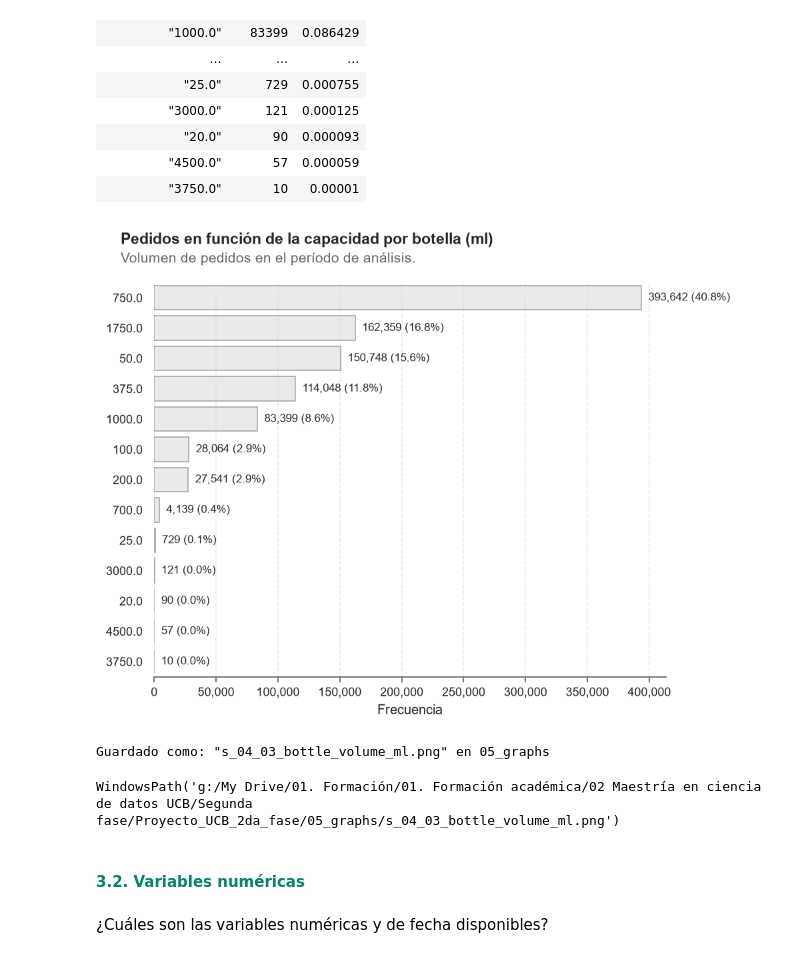
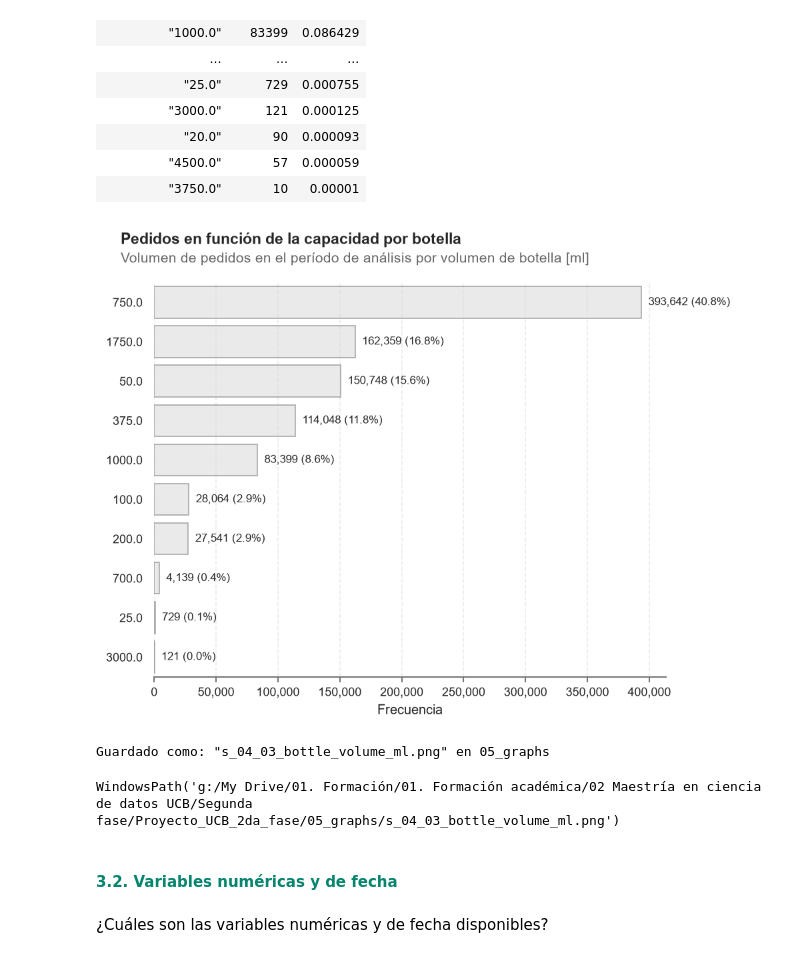
Before and after one commit to charliebrown007/Proyecto_UCB_2da_fase, a Jupyter notebook: 03_scripts/s_04_Fase_02.ipynb, the cells around one changed output. Saved outputs shown, nothing was run; the diff lists cells and outputs as text; code cells hidden in the pictures.

```diff
--- a/03_scripts/s_04_Fase_02.ipynb
+++ b/03_scripts/s_04_Fase_02.ipynb
@@ -171,18 +173,18 @@ shape: (13, 3)
 # %%
 plot_cat_function_01(
     df_param = df_01,
     column_param = 'bottle_volume_ml',
-    #top_param = 10,
-    suptitle_param = 'Pedidos en función de la capacidad por botella (ml)',
-    text_param = 'Volumen de pedidos en el período de análisis.',
+    top_param = 10,
+    suptitle_param = 'Pedidos en función de la capacidad por botella',
+    text_param = 'Volumen de pedidos en el período de análisis por volumen de botella [ml]',
     file_param = 's_04_03_bottle_volume_ml.png',
     show_param = True )
 # %% [output]
-[figure, old version]
+[figure, new version]
 Guardado como: "s_04_03_bottle_volume_ml.png" en 05_graphs
 WindowsPath('g:/My Drive/01. Formación/01. Formación académica/02 Maestría en ciencia de datos UCB/Segunda fase/Proyecto_UCB_2da_fase/05_graphs/s_04_03_bottle_volume_ml.png')
 # %% [markdown]
-<h4 style="color:#05856d">3.2. Variables numéricas</h4>
+<h4 style="color:#05856d">3.2. Variables numéricas y de fecha</h4>
 # %% [markdown]
 ¿Cuáles son las variables numéricas y de fecha disponibles?
 # %%
```
Also changed, not shown: parts of 10 cells of this notebook, 1 other file.
